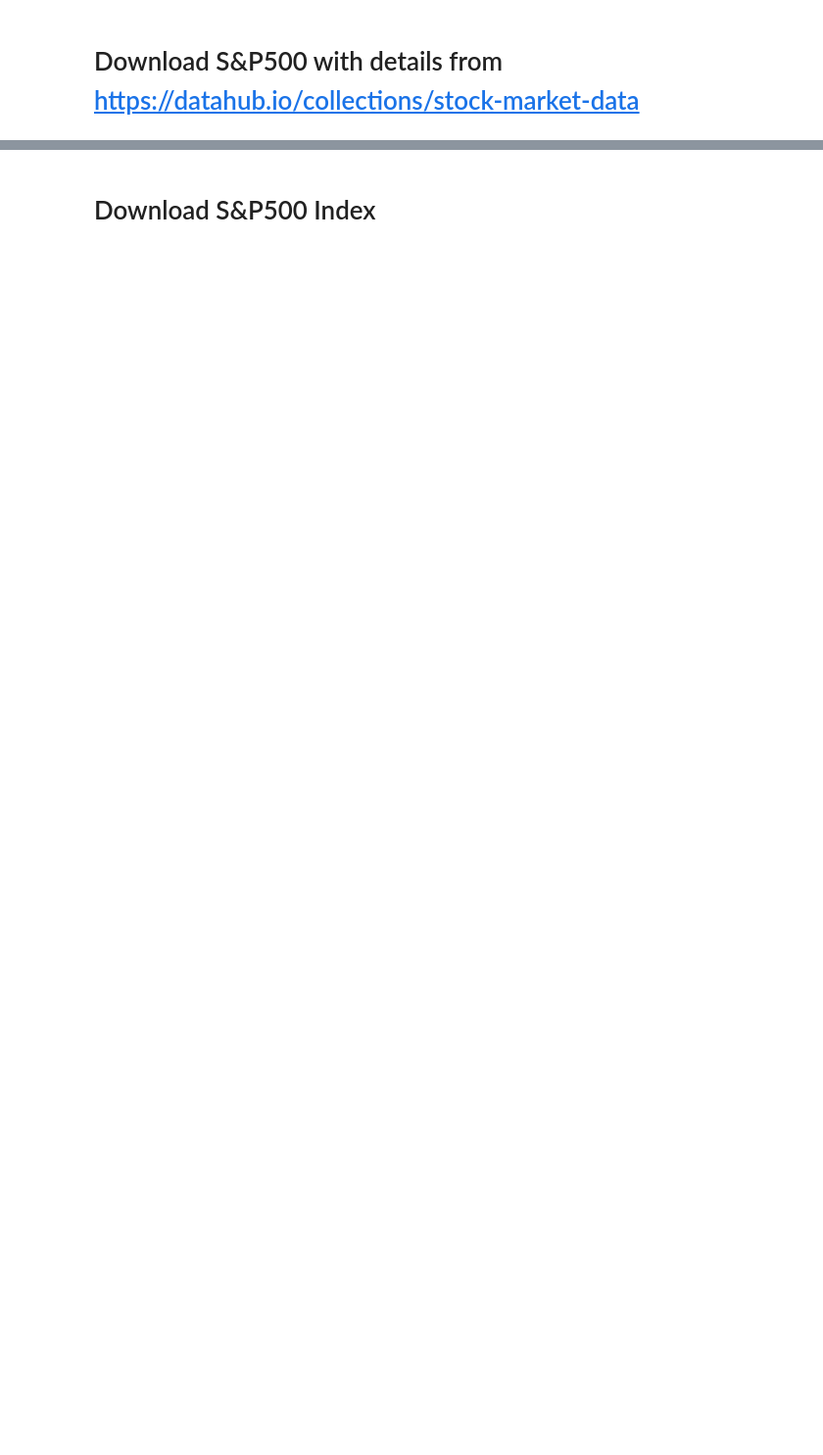
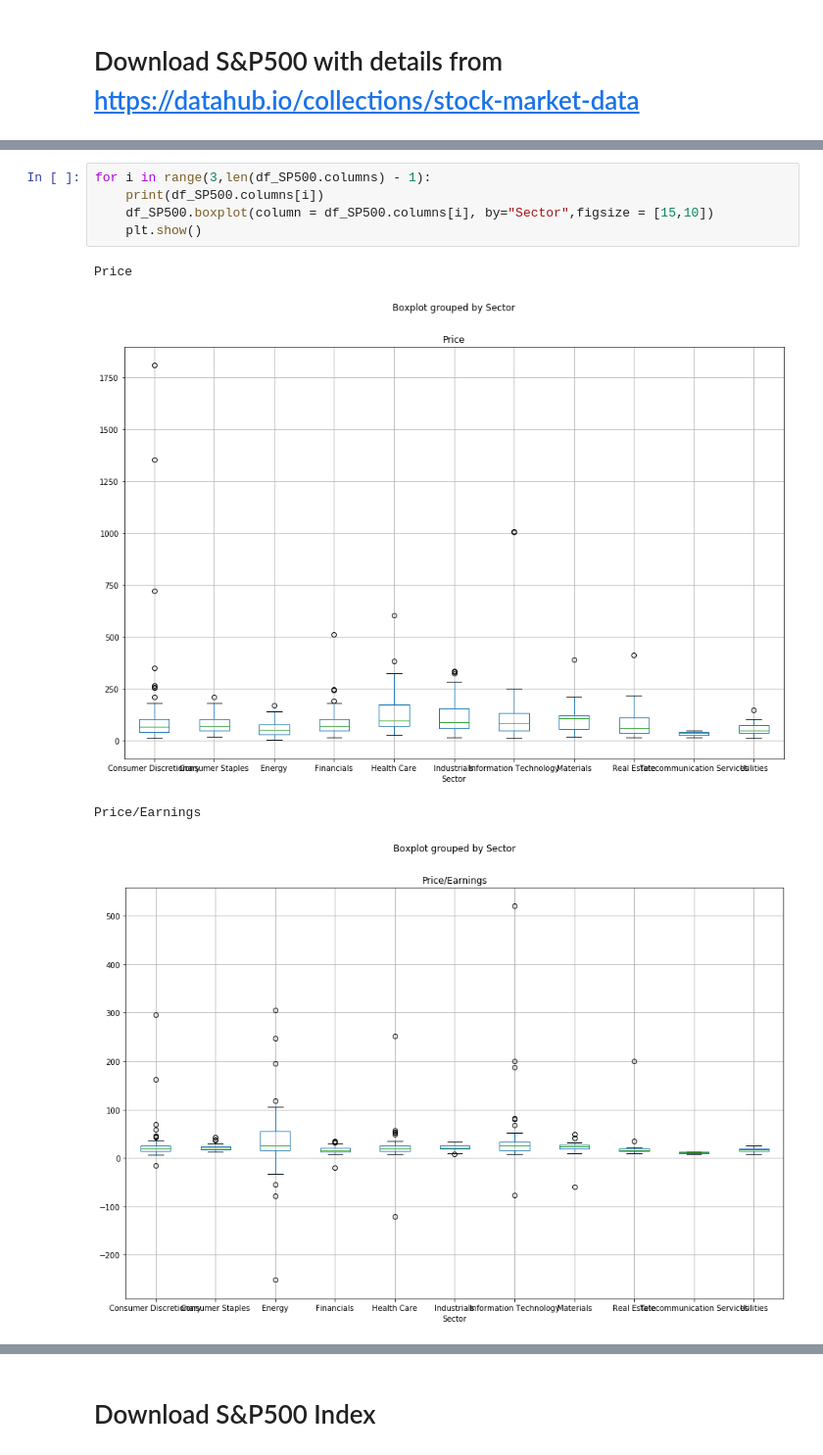
Before and after one commit to keberger/Financial_KPIs, a Jupyter notebook: get_Financial_data_set.ipynb, the cells around one changed output, grey strips where cells are left out. Shown at 98% size. Drawn from its saved outputs; the diff is of its cells as text; blank space fills up the shorter version.

```diff
--- a/get_Financial_data_set.ipynb
+++ b/get_Financial_data_set.ipynb
@@ -20,0 +44,10 @@ df_SP500.head()
+# %%
+for i in range(3,len(df_SP500.columns) - 1):
+    print(df_SP500.columns[i])
+    df_SP500.boxplot(column = df_SP500.columns[i], by="Sector",figsize = [15,10])
+    plt.show()
+# %% [output]
+Price
+[figure, added]
+Price/Earnings
+[figure, added]
```
Also changed, not shown: parts of 15 cells of this notebook.
